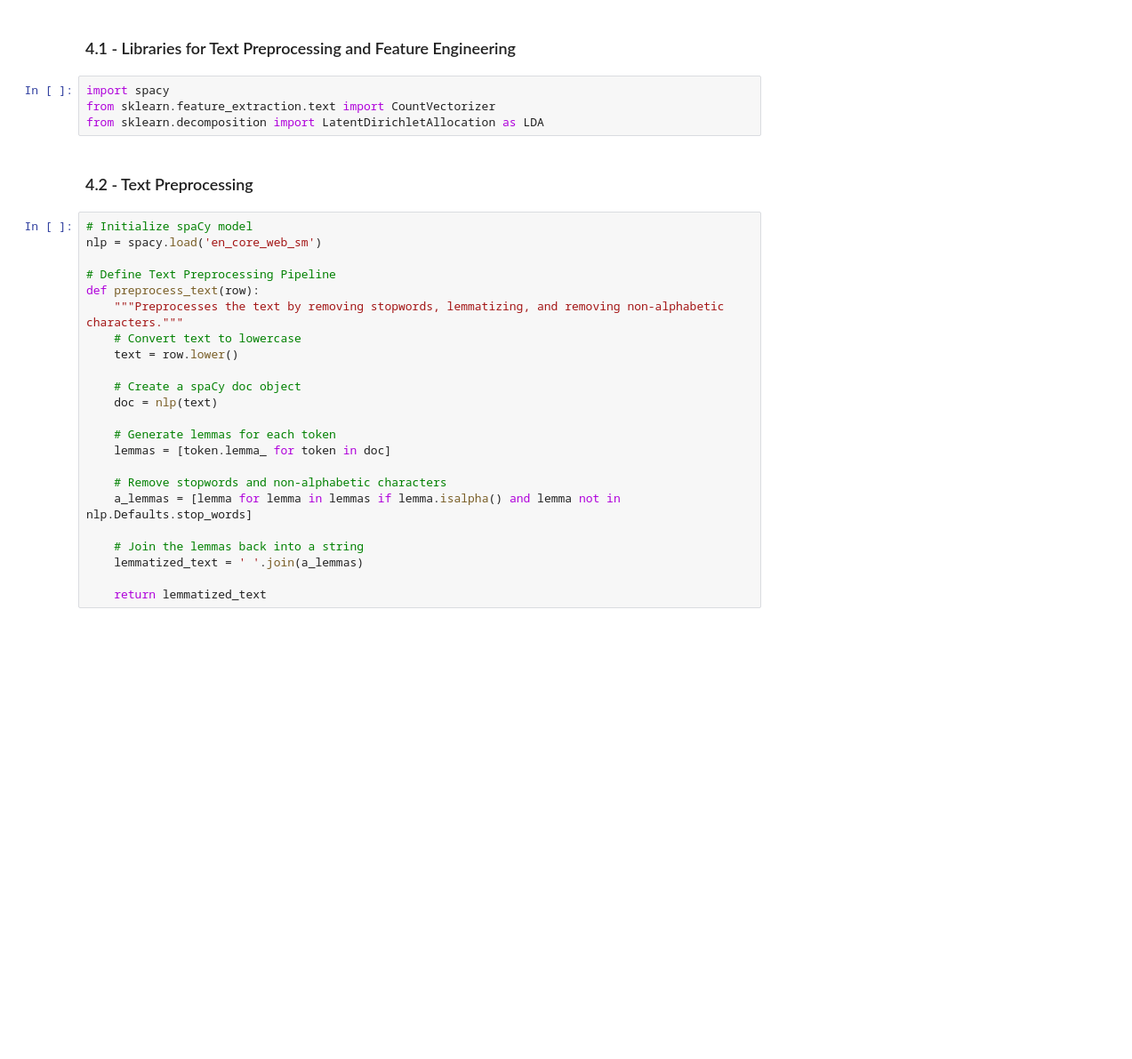
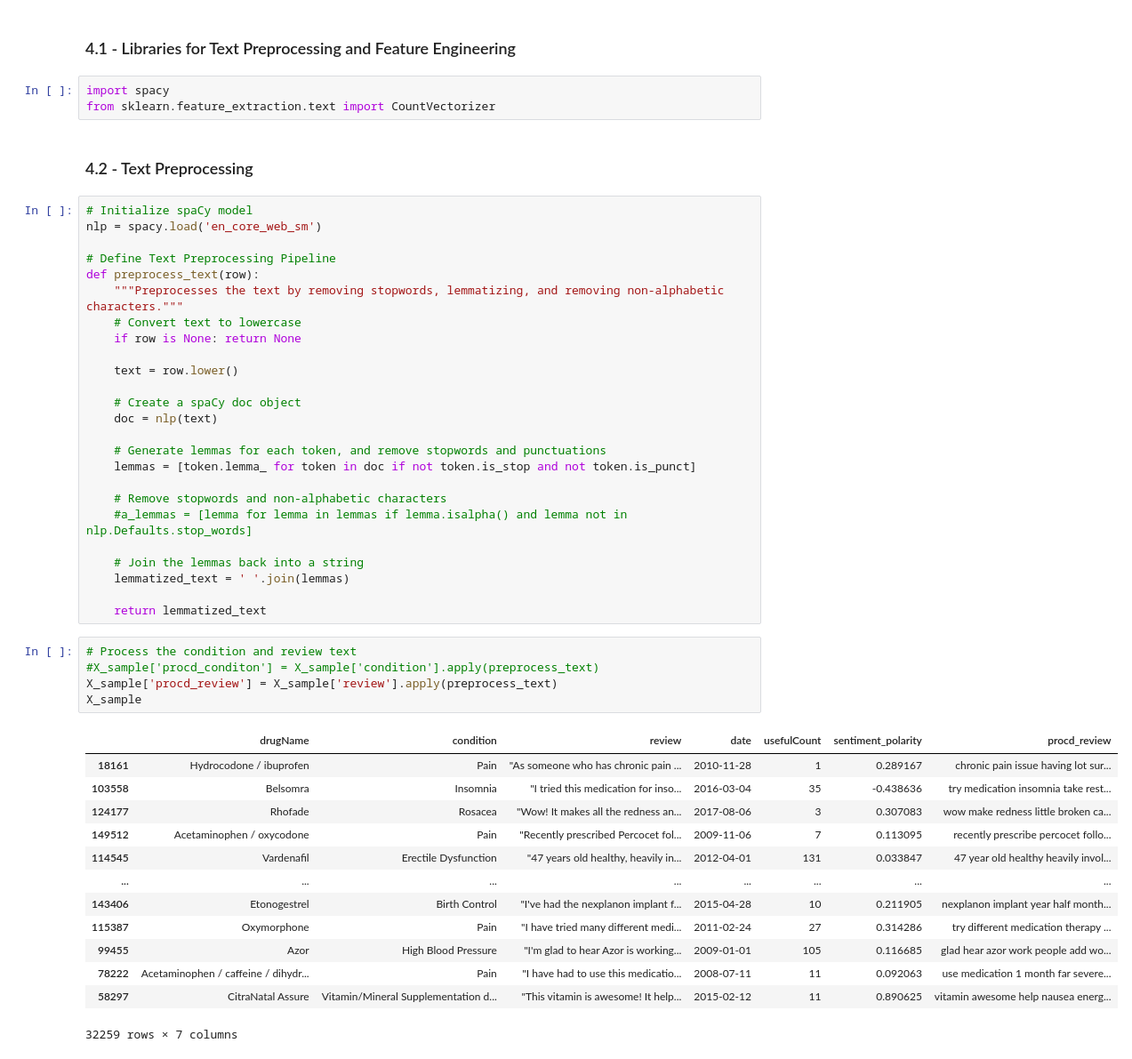
Before and after one commit to sean7x/medicinal-narratives, a Jupyter notebook: data_prep_eda.ipynb, the cells around one changed output. Shown at 89% size. Cells and saved outputs as stored; diff of their text form; blank space fills up the shorter version.

```diff
--- a/data_prep_eda.ipynb
+++ b/data_prep_eda.ipynb
@@ -357,7 +360,6 @@ y_sample shape: (32259,)
 # %%
 import spacy
 from sklearn.feature_extraction.text import CountVectorizer
-from sklearn.decomposition import LatentDirichletAllocation as LDA
 # %% [markdown]
 ### 4.2 - Text Preprocessing
 # %%
@@ -368,18 +370,39 @@ nlp = spacy.load('en_core_web_sm')
 def preprocess_text(row):
     """Preprocesses the text by removing stopwords, lemmatizing, and removing non-alphabetic characters."""
     # Convert text to lowercase
+    if row is None: return None
+
     text = row.lower()
 
     # Create a spaCy doc object
     doc = nlp(text)
 
-    # Generate lemmas for each token
-    lemmas = [token.lemma_ for token in doc]
+    # Generate lemmas for each token, and remove stopwords and punctuations
+    lemmas = [token.lemma_ for token in doc if not token.is_stop and not token.is_punct]
 
     # Remove stopwords and non-alphabetic characters
-    a_lemmas = [lemma for lemma in lemmas if lemma.isalpha() and lemma not in nlp.Defaults.stop_words]
+    #a_lemmas = [lemma for lemma in lemmas if lemma.isalpha() and lemma not in nlp.Defaults.stop_words]
 
     # Join the lemmas back into a string
-    lemmatized_text = ' '.join(a_lemmas)
+    lemmatized_text = ' '.join(lemmas)
 
     return lemmatized_text
+# %%
+# Process the condition and review text
+#X_sample['procd_conditon'] = X_sample['condition'].apply(preprocess_text)
+X_sample['procd_review'] = X_sample['review'].apply(preprocess_text)
+X_sample
+# %% [output]
+|  | drugName | condition | review | date | usefulCount | sentiment_polarity | procd_review |
+| 18161 | Hydrocodone / ibuprofen | Pain | "As someone who has chronic pain ... | 2010-11-28 | 1 | 0.289167 | chronic pain issue having lot sur... |
+| 103558 | Belsomra | Insomnia | "I tried this medication for inso... | 2016-03-04 | 35 | -0.438636 | try medication insomnia take rest... |
+| 124177 | Rhofade | Rosacea | "Wow! It makes all the redness an... | 2017-08-06 | 3 | 0.307083 | wow make redness little broken ca... |
+| 149512 | Acetaminophen / oxycodone | Pain | "Recently prescribed Percocet fol... | 2009-11-06 | 7 | 0.113095 | recently prescribe percocet follo... |
+| 114545 | Vardenafil | Erectile Dysfunction | "47 years old healthy, heavily in... | 2012-04-01 | 131 | 0.033847 | 47 year old healthy heavily invol... |
+| ... | ... | ... | ... | ... | ... | ... | ... |
+| 143406 | Etonogestrel | Birth Control | "I've had the nexplanon implant f... | 2015-04-28 | 10 | 0.211905 | nexplanon implant year half month... |
+| 115387 | Oxymorphone | Pain | "I have tried many different medi... | 2011-02-24 | 27 | 0.314286 | try different medication therapy ... |
+| 99455 | Azor | High Blood Pressure | "I'm glad to hear Azor is working... | 2009-01-01 | 105 | 0.116685 | glad hear azor work people add wo... |
+| 78222 | Acetaminophen / caffeine / dihydr... | Pain | "I have had to use this medicatio... | 2008-07-11 | 11 | 0.092063 | use medication 1 month far severe... |
+| 58297 | CitraNatal Assure | Vitamin/Mineral Supplementation d... | "This vitamin is awesome! It help... | 2015-02-12 | 11 | 0.890625 | vitamin awesome help nausea energ... |
+32259 rows × 7 columns
```
Also changed, not shown: parts of 28 cells of this notebook.
